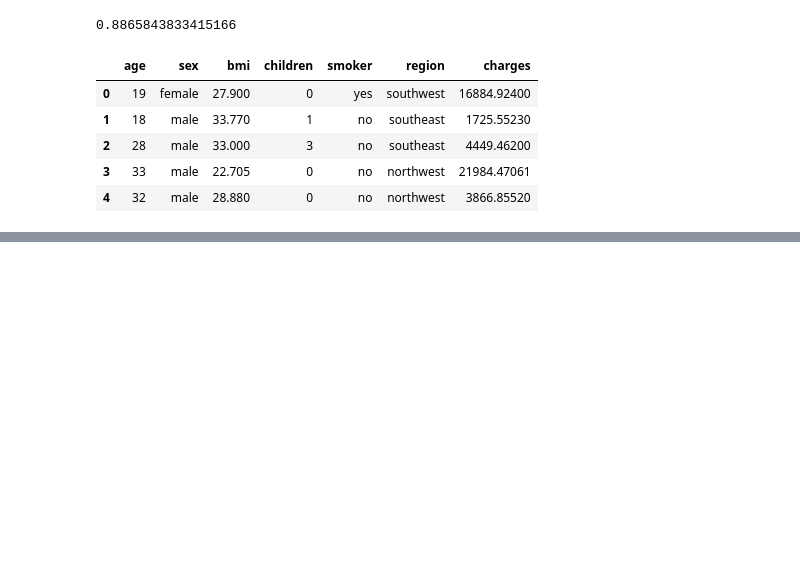
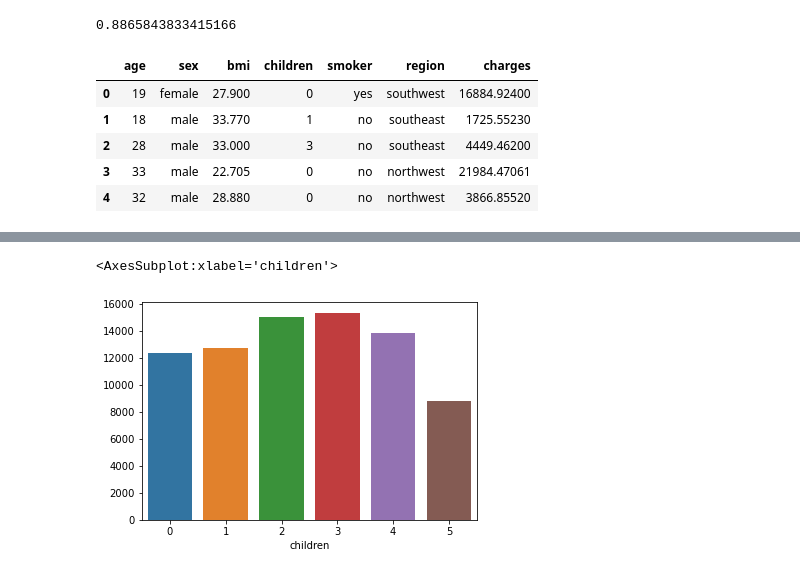
Before and after one commit to isoori/Insurancee, a Jupyter notebook: Untitled.ipynb, the cells around one changed output, grey strips where cells are left out. Saved outputs shown, nothing was run; the diff lists cells and outputs as text; code cells hidden in the pictures; blank space fills up the shorter version.

```diff
--- a/Untitled.ipynb
+++ b/Untitled.ipynb
@@ -488,0 +502,5 @@ sns.barplot(data=l,x='sex',y='charges',hue='smoker');
+# %%
+sns.barplot(x=df.groupby('children')['charges'].mean().index,y=df.groupby('children')['charges'].mean().values)
+# %% [output]
+<AxesSubplot:xlabel='children'>
+[figure, added]
```
Also changed, not shown: parts of 20 cells of this notebook.
